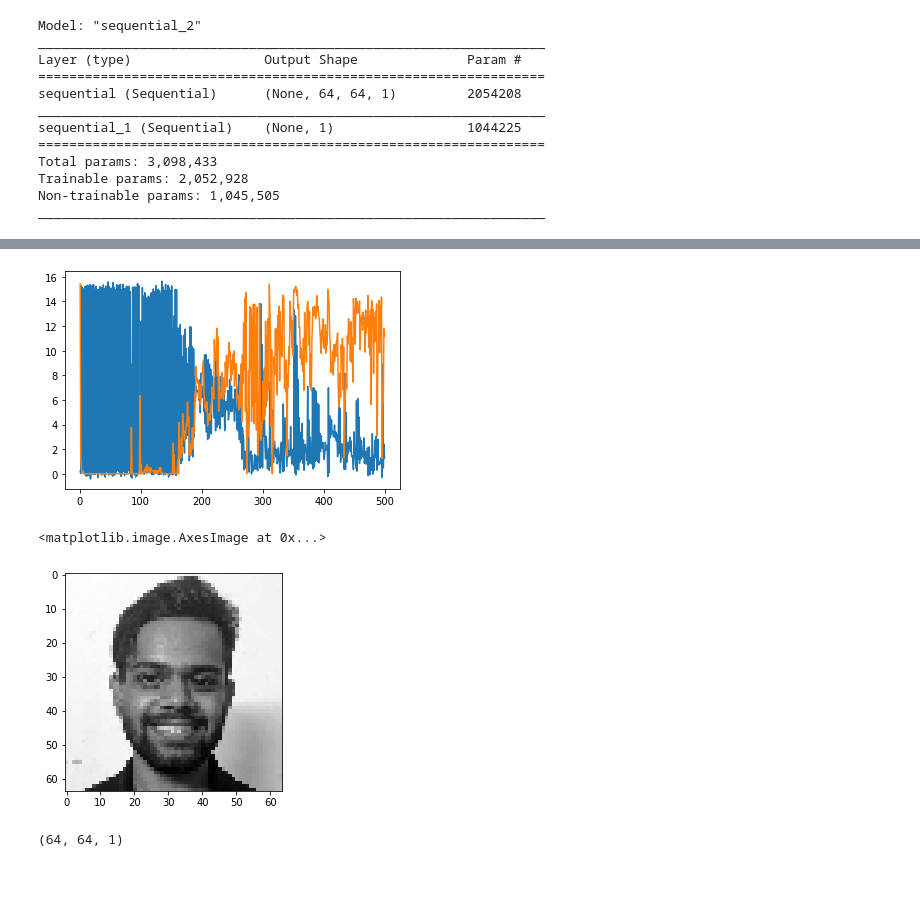
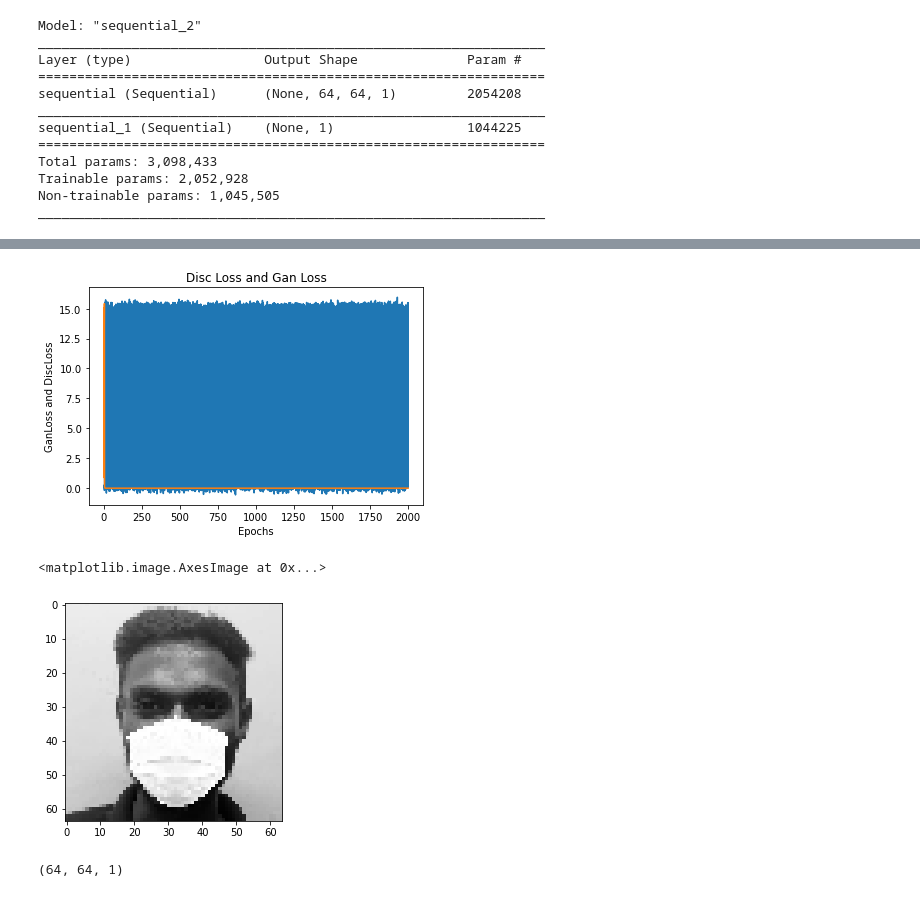
Before and after one commit to vijayakashtharu/Final-year-project, a Jupyter notebook: face-completion-and-super-resolution-of-occluded_with_celebA-i.ipynb, the cells around one changed output, grey strips where cells are left out. Cells and saved outputs as stored; diff of their text form; code cells hidden in the pictures.

```diff
--- a/face-completion-and-super-resolution-of-occluded_with_celebA-i.ipynb
+++ b/face-completion-and-super-resolution-of-occluded_with_celebA-i.ipynb
@@ -626,20 +585,22 @@ Text(0.5, 1.0, '500 epochs Disc Loss')
 # %%
 import pandas as pd
 import matplotlib.pyplot as plt
 columns = ["Epochs", "GanLoss" , "DiscLoss"]
-df = pd.read_csv('/kaggle/input/loss-6050/500 epochs loss.csv', usecols=columns)
+file = "/kaggle/input/loss-6050/2000 epochs loss.csv"
+df = pd.read_csv(file, usecols=columns)
 
 fig, ax = plt.subplots()
 ax.plot(df.Epochs, df.DiscLoss)
 ax.plot(df.Epochs, df.GanLoss)
-
+ax.set_title("Disc Loss and Gan Loss")
+ax.set(xlabel = 'Epochs' , ylabel = 'GanLoss and DiscLoss')
 plt.show()
 # %% [output]
-[figure, old version]
+[figure, new version]
 # %%
 import cv2
 import matplotlib.image as mpimg
-img = mpimg.imread("/kaggle/input/vijay-2000/Monishh.jpg")
+img = mpimg.imread("/kaggle/input/vijay-2000/Thivagaran_surgical1.jpg")
 img = cv2.cvtColor(img, cv2.COLOR_RGB2GRAY)
 img.shape
 plt.imshow(img)
@@ -649,7 +610,7 @@ img = resize(img, (64 , 64), anti_aliasing=False)
 plt.imshow(img , cmap = 'gray')
 # %% [output]
 <matplotlib.image.AxesImage at 0x...>
-[figure, old version]
+[figure, new version]
 # %%
 import datetime
 plot_path = "./"
```
Also changed, not shown: parts of 26 cells of this notebook.
